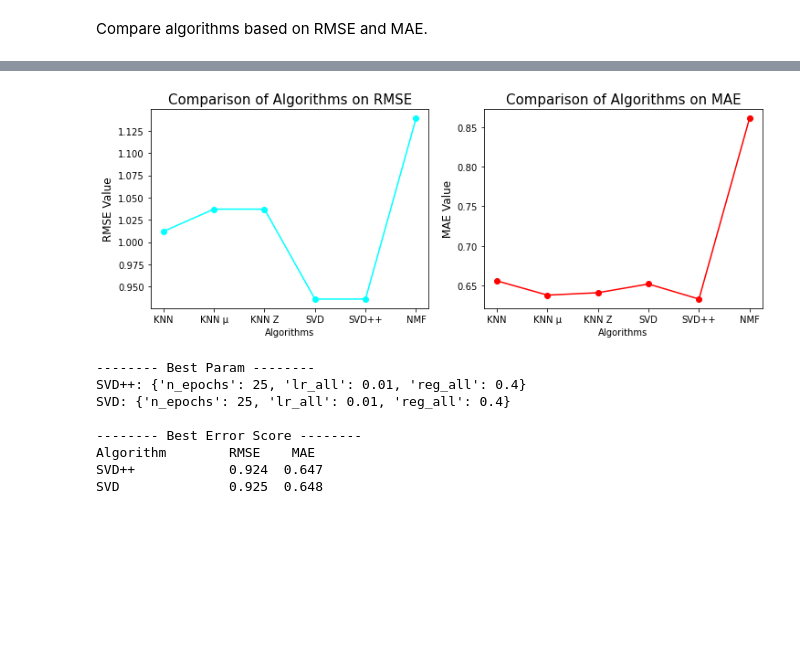
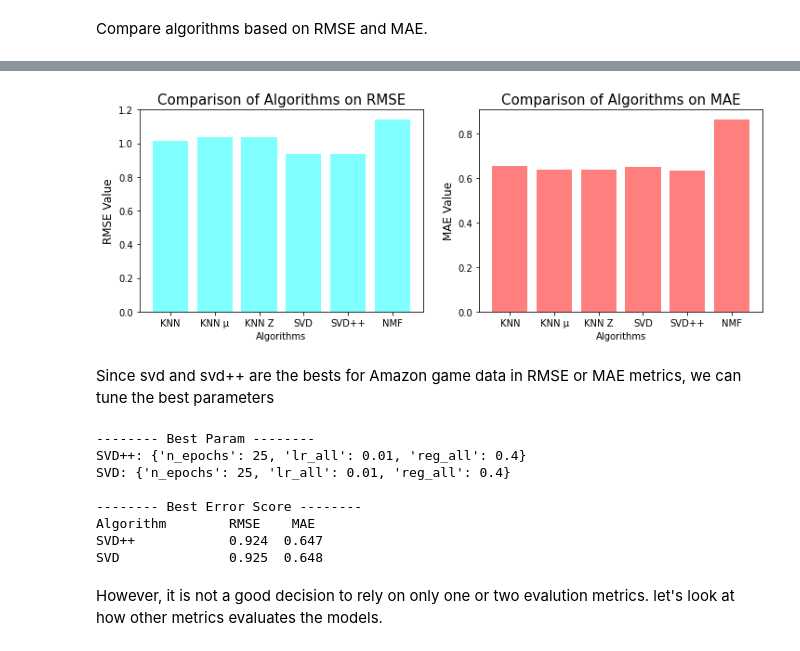
Before and after one commit to pnut2357/Rec-Sys-Amazon, a Jupyter notebook: capstone2_recsys_ver2.ipynb, the cells around one changed output, grey strips where cells are left out. Cells and saved outputs as stored; diff of their text form; code cells hidden in the pictures; blank space fills up the shorter version.

```diff
--- a/capstone2_recsys_ver2.ipynb
+++ b/capstone2_recsys_ver2.ipynb
@@ -1125,25 +1178,27 @@ NMF              1.139  0.861
 # %%
 x_algo = ['KNN', 'KNN μ', 'KNN Z', 'SVD', 'SVD++', 'NMF']
 all_algos_cv = [knn_cv, knnmeans_cv, knnz_cv, svd_cv, svdpp_cv, nmf_cv]
 
 rmse_cv = [round(res['test_rmse'].mean(), 3) for res in all_algos_cv]
 mae_cv = [round(res['test_mae'].mean(), 3) for res in all_algos_cv]
 
 fig, axes = plt.subplots(1,2, figsize=(12,4))
 
-axes[0].plot(x_algo, rmse_cv, label='RMSE', color='cyan', marker='o')
+axes[0].bar(x_algo, rmse_cv, label='RMSE', color='cyan', alpha=0.5)
 axes[0].set_title('Comparison of Algorithms on RMSE', loc='center', fontsize=15)
 axes[0].set_xlabel('Algorithms', fontsize=10)
 axes[0].set_ylabel('RMSE Value', fontsize=12)
 
-axes[1].plot(x_algo, mae_cv, label='MAE', color='red', marker='o')
+axes[1].bar(x_algo, mae_cv, label='MAE', color='red', alpha=0.5)
 axes[1].set_title('Comparison of Algorithms on MAE', loc='center', fontsize=15)
 axes[1].set_xlabel('Algorithms', fontsize=10)
 axes[1].set_ylabel('MAE Value', fontsize=12)
 
 plt.show()
 # %% [output]
-[figure, old version]
+[figure, new version]
+# %% [markdown]
+Since svd and svd++ are the bests for Amazon game data in RMSE or MAE metrics, we can tune the best parameters
 # %%
 ## Parameter space
 svd_param_grid = {'n_epochs': [15, 25],
@@ -1183,3 +1238,5 @@ SVD: {'n_epochs': 25, 'lr_all': 0.01, 'reg_all': 0.4}
 Algorithm        RMSE    MAE
 SVD++            0.924  0.647
 SVD              0.925  0.648
+# %% [markdown]
+However, it is not a good decision to rely on only one or two evalution metrics. let's look at how other metrics evaluates the models.
```
Also changed, not shown: parts of 101 cells of this notebook.
